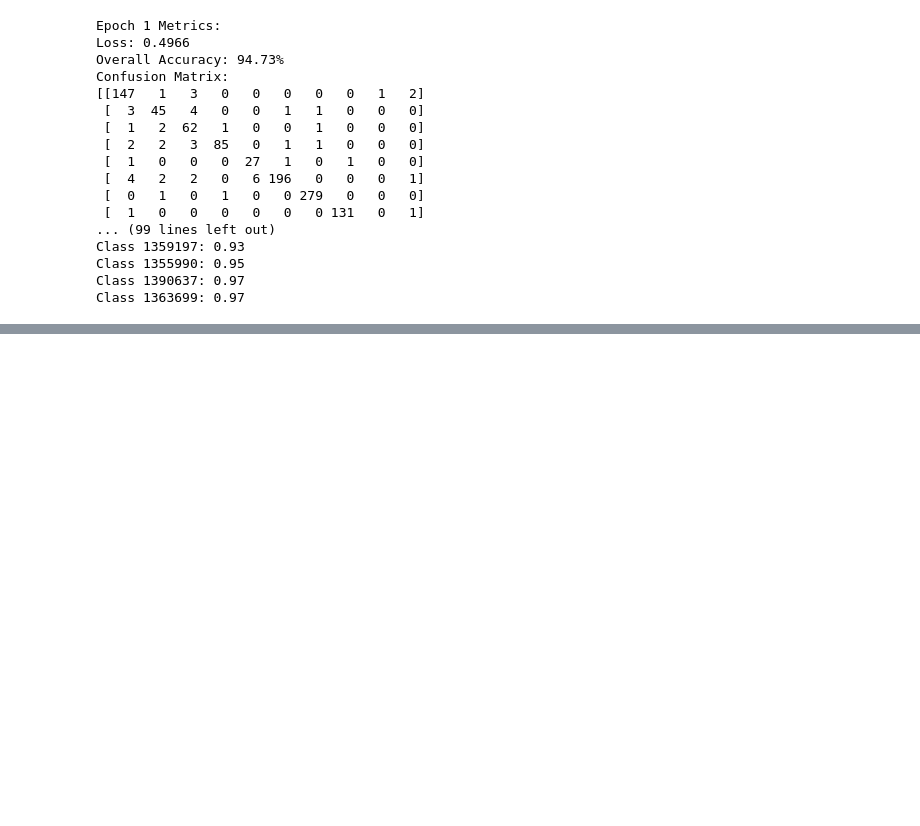
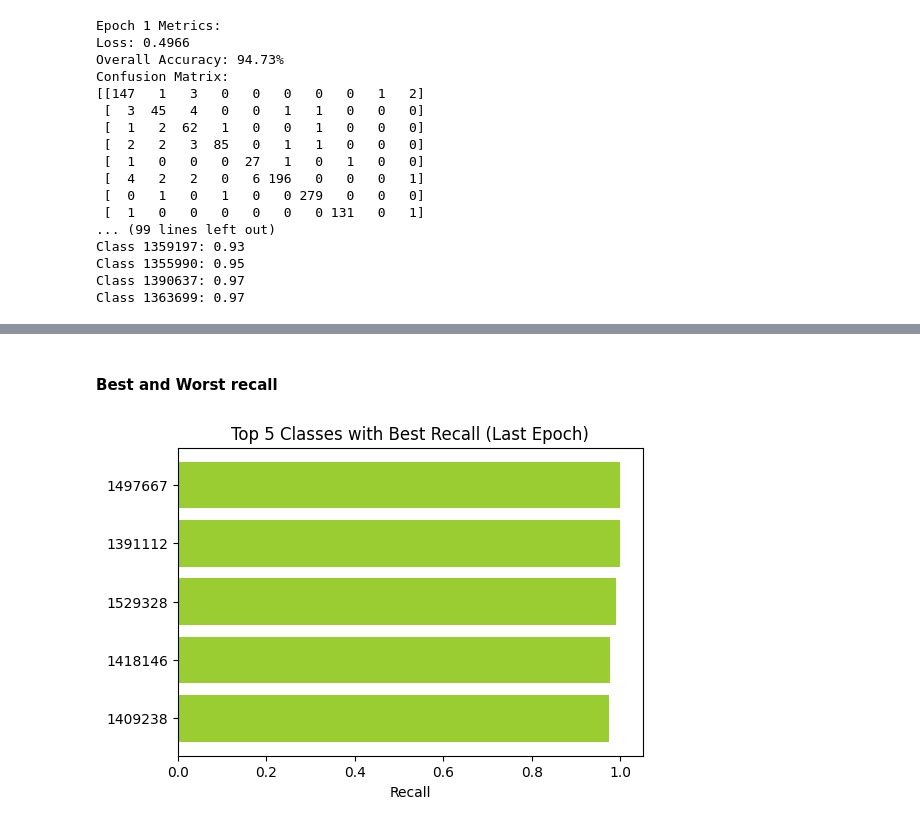
Before and after one commit to wieczorekaleksandra/trees_recognition, a Jupyter notebook: model_visualization.ipynb, the cells around one changed output, grey strips where cells are left out. Saved outputs shown, nothing was run; the diff lists cells and outputs as text; code cells hidden in the pictures; blank space fills up the shorter version.

```diff
--- a/model_visualization.ipynb
+++ b/model_visualization.ipynb
@@ -133,0 +171,18 @@ plt.show()
+# %% [markdown]
+#### Best and Worst recall
+# %%
+# Get the top 5 best recall classes from the last epoch
+top_5_best_recall = metrics[-1]['top_5_best_recall']
+
+# Unpack the data
+classes, recalls = zip(*top_5_best_recall)
+
+# Plot best recall classes
+plt.figure(figsize=(6, 4))
+plt.barh(classes, recalls, color='yellowgreen')
+plt.title('Top 5 Classes with Best Recall (Last Epoch)')
+plt.xlabel('Recall')
+plt.gca().invert_yaxis()
+plt.show()
+# %% [output]
+[figure, added]
```
Also changed, not shown: parts of 13 cells of this notebook, 1 other file.
